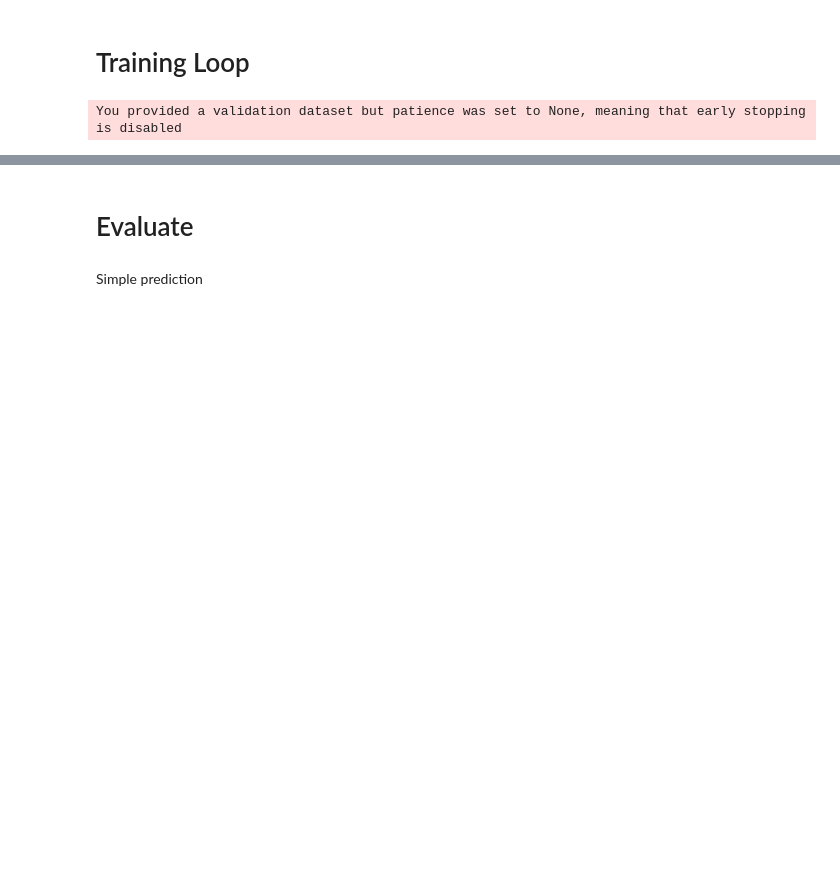
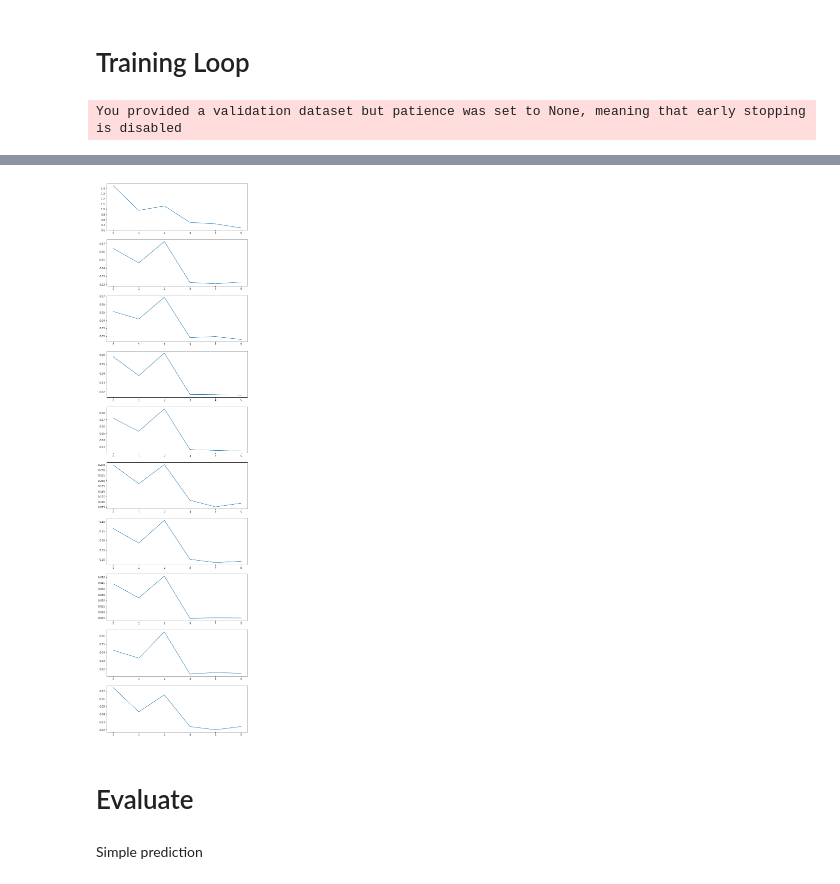
Before and after one commit to keitakurita/contextual_embedding_bias_measure, a Jupyter notebook: notebooks/bert_naive_debiasing.ipynb, the cells around one changed output, grey strips where cells are left out. Saved outputs shown, nothing was run; the diff lists cells and outputs as text; code cells hidden in the pictures; blank space fills up the shorter version.

```diff
--- a/notebooks/bert_naive_debiasing.ipynb
+++ b/notebooks/bert_naive_debiasing.ipynb
@@ -334,5 +518,7 @@ model = BERT(global_vocab, masked_lm, loss=loss)
 init_dict = dict(model.state_dict())
 # %%
 model.load_state_dict(init_dict)
+# %%
+orig_weights = {k: deepcopy(v) for k, v in model.named_parameters()}
 # %% [markdown]
 ### Bias scores before
@@ -356,0 +572,20 @@ tensor(8.8144, grad_fn=<SelectBackward>)
+# %%
+from copy import deepcopy
+
+class StatisticRecorder(Callback):
+    def __init__(self, orig_weights, rec_periods=5):
+        self.rec_periods = rec_periods
+        self.norms = {k: [] for k, v in model.named_parameters() if v.requires_grad}
+        self.grad_magnitudes = {k: [] for k, v in model.named_parameters() if v.requires_grad}
+        self._orig_weights = orig_weights
+        self.change_magnitudes = {k: [] for k, v in model.named_parameters() if v.requires_grad}
+
+    def on_batch_end(self, data):
+        if (data['batches_this_epoch'] + 1) % self.rec_periods == 0:
+            with torch.no_grad():
+                for k, p in self.trainer.model.named_parameters():
+                    if p.requires_grad and p.grad is not None:
+                        Z = torch.norm(p).item()
+                        self.norms[k].append(Z)
+                        self.grad_magnitudes[k].append((torch.norm(p.grad) / Z).item())
+                        self.change_magnitudes[k].append((torch.norm(p - self._orig_weights[k]) / Z).item())
@@ -356,0 +612,3 @@ tensor(8.8144, grad_fn=<SelectBackward>)
+# %%
+stat_rec = StatisticRecorder(orig_weights, rec_periods=5)
+wdd = WeightDeviationRegularizor(orig_weights)
@@ -386,0 +659,3 @@ trainer.train()
+# %%
+change_sorted_weights = sorted([(-v[-1], k) for k, v in stat_rec.change_magnitudes.items() if len(v) > 0])
+{k.replace("bert_for_masked_lm.bert.encoder.", ""): -x for x, k in change_sorted_weights}
@@ -387,3 +680,11 @@ trainer.train()
+# %%
+n = 10
+fig = plt.figure(figsize=(10, n * 4))
+for i, (_, k) in enumerate(change_sorted_weights[:n]):
+    ax = fig.add_subplot(n, 1, i+1)
+    ax.plot(stat_rec.grad_magnitudes[k])
+# %% [output]
+[figure, added]
 # %% [markdown]
 # Evaluate
 # %% [markdown]
```
Also changed, not shown: parts of 65 cells of this notebook.
